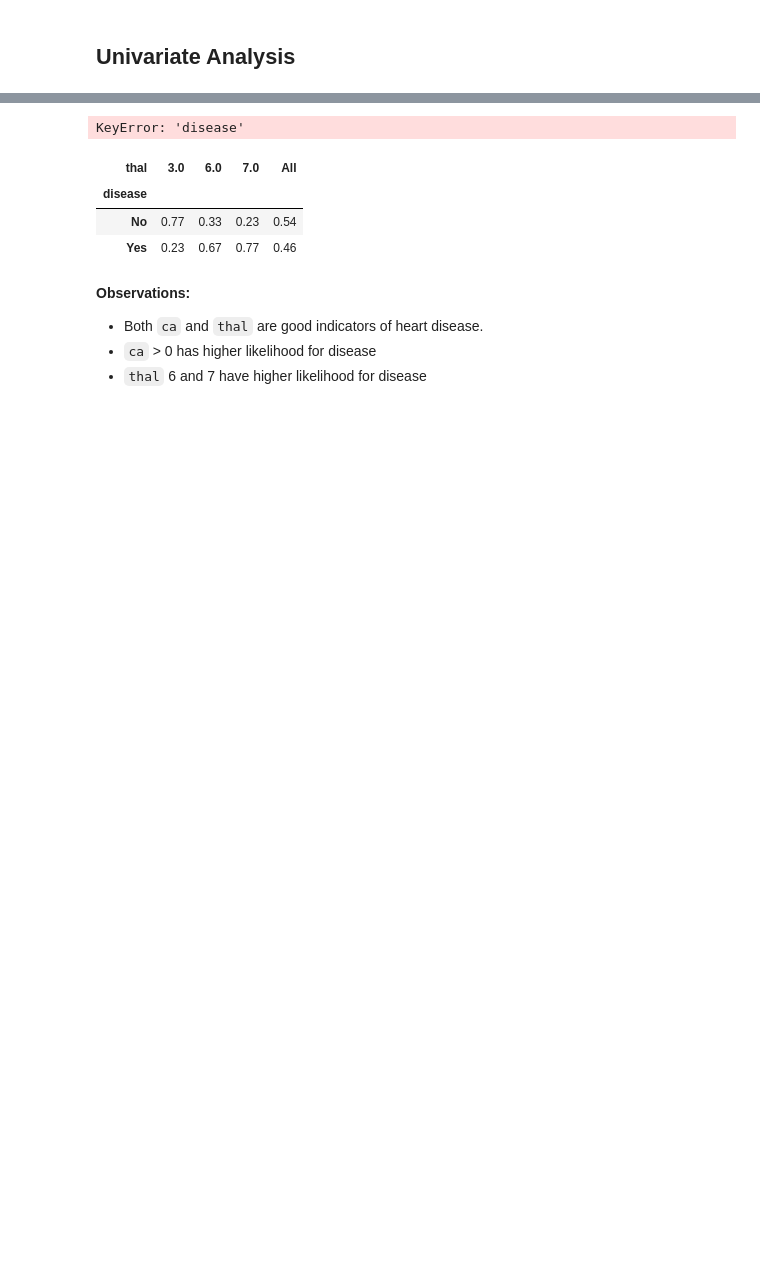
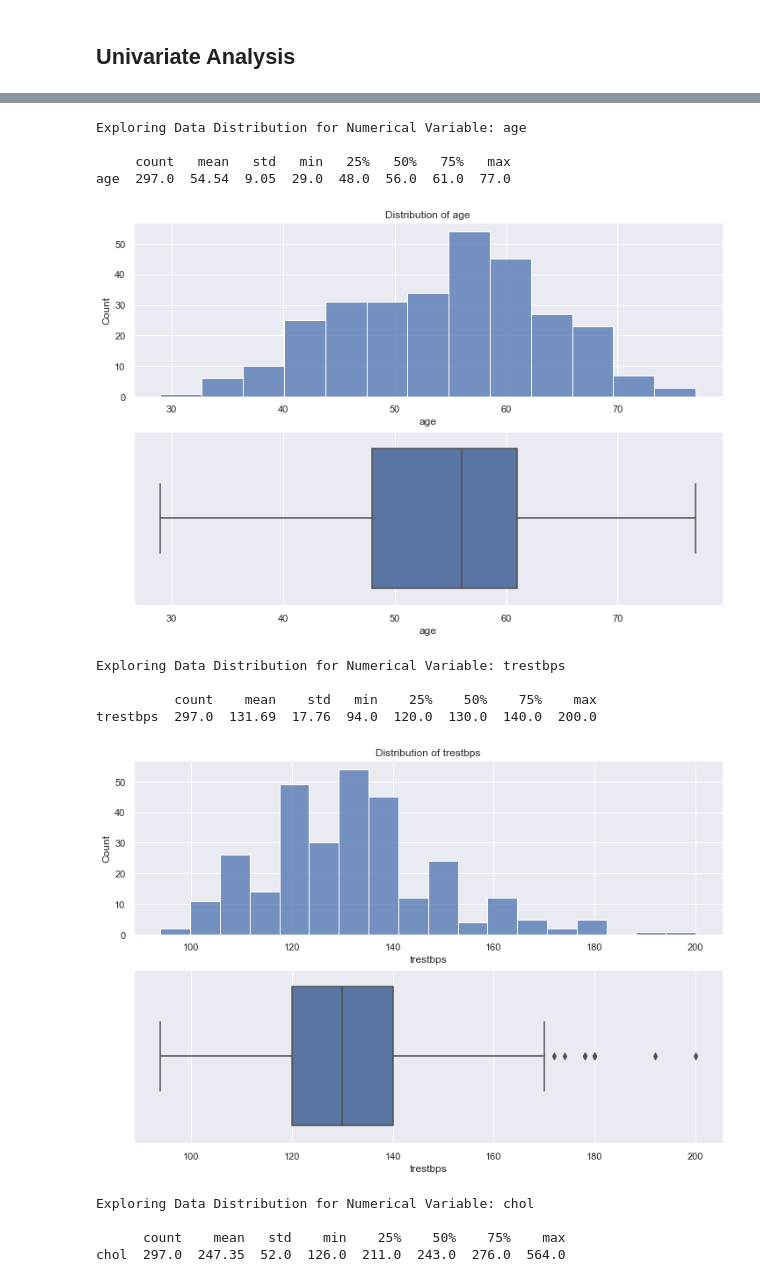
Before and after one commit to ajaydas/CodeExample, a Jupyter notebook: HeartDisease.ipynb, the cells around one changed output, grey strips where cells are left out. Cells and saved outputs as stored; diff of their text form; code cells hidden in the pictures; blank space fills up the shorter version.

```diff
--- a/HeartDisease.ipynb
+++ b/HeartDisease.ipynb
@@ -326,0 +395,5 @@ all_df.head()
+# %%
+# Collecting new categorical columns and existing numerical columns in a new dataframe
+
+new_df = all_df[new_columns]
+new_df.head()
@@ -326,0 +407,7 @@ all_df.head()
+# %%
+# update column names to be more descriptive
+
+new_columns_updated = ['age', 'trestbps', 'chol', 'thalach', 'oldpeak', 'ca', 'gender', 'cp', 'fbs', 'restecg', 'exang',
+                       'slope', 'thal', 'disease']
+new_df.columns = new_columns_updated
+new_df.head()
@@ -370,3 +444,0 @@ def num_exp(df, col):
-# %%
-for col in num:
-    num_exp(all_df, col)
@@ -404,3 +444,0 @@ ca  299.0  0.67  0.94  0.0  0.0  0.0  1.0  3.0
-# %%
-for col in cat:
-    cat_exp(all_df, col)
@@ -527,20 +444,0 @@ pd.crosstab(index=all_df['disease'], columns=all_df['sex'])
-# %%
-# Checking impact of 'ca' values between healthy and disease population
-
-pd.crosstab(index=all_df['disease'], columns=all_df['ca'], normalize='columns',margins=True).round(2)
-# %% [output]
-KeyError: 'disease'
-# %%
-# Checking distribution of 'thal' values between healthy and disease population
-
-pd.crosstab(index=all_df['disease'], columns=all_df['thal'], normalize='columns',margins=True).round(2)
-# %% [output]
-| thal | 3.0 | 6.0 | 7.0 | All |
-| disease |  |  |  |  |
-| No | 0.77 | 0.33 | 0.23 | 0.54 |
-| Yes | 0.23 | 0.67 | 0.77 | 0.46 |
-# %% [markdown]
-**Observations:**
-* Both `ca` and `thal` are good indicators of heart disease.
-* `ca` > 0 has higher likelihood for disease
-* `thal` 6 and 7 have higher likelihood for disease
@@ -546,0 +484,20 @@ pd.crosstab(index=all_df['disease'], columns=all_df['thal'], normalize='columns'
+# %%
+# Using a loop to explore all numeric values using function
+
+for col in num:
+    num_exp(new_df, col)
+# %% [output]
+Exploring Data Distribution for Numerical Variable: age
+
+     count   mean   std   min   25%   50%   75%   max
+age  297.0  54.54  9.05  29.0  48.0  56.0  61.0  77.0
+[figure, added]
+Exploring Data Distribution for Numerical Variable: trestbps
+
+          count    mean    std   min    25%    50%    75%    max
+trestbps  297.0  131.69  17.76  94.0  120.0  130.0  140.0  200.0
+[figure, added]
+Exploring Data Distribution for Numerical Variable: chol
+
+      count    mean   std    min    25%    50%    75%    max
+chol  297.0  247.35  52.0  126.0  211.0  243.0  276.0  564.0
```
Also changed, not shown: parts of 75 cells of this notebook.
